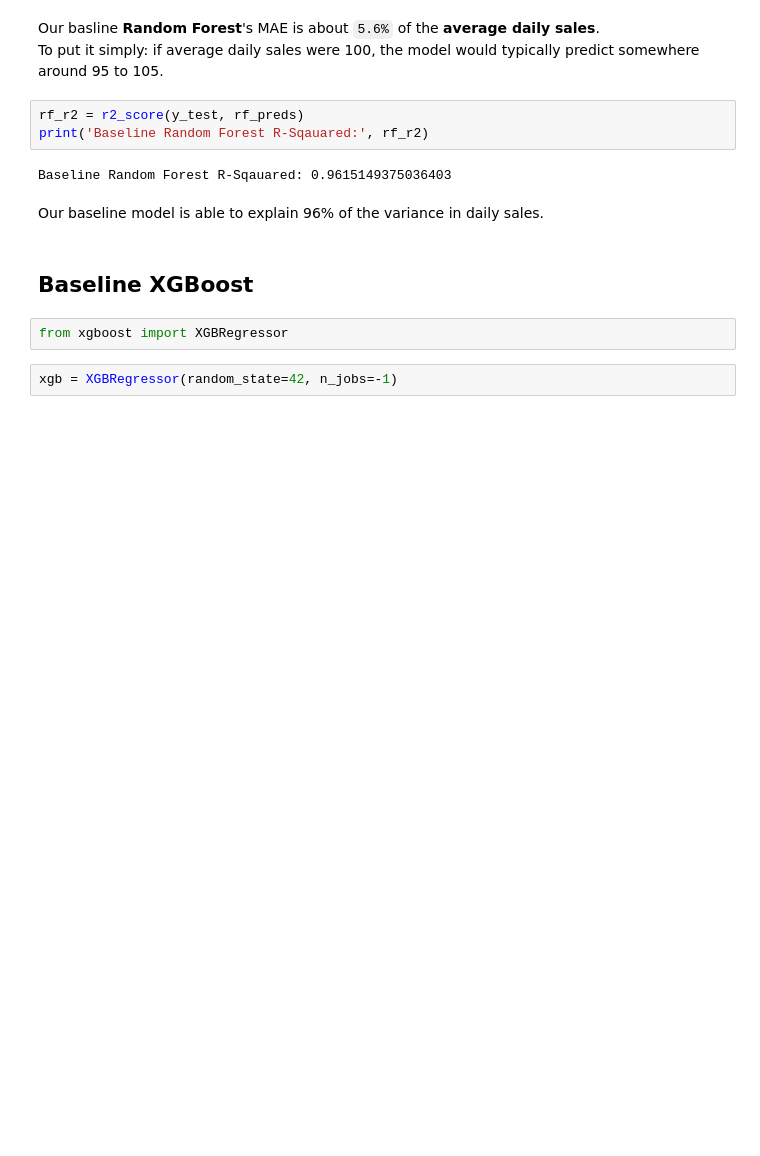
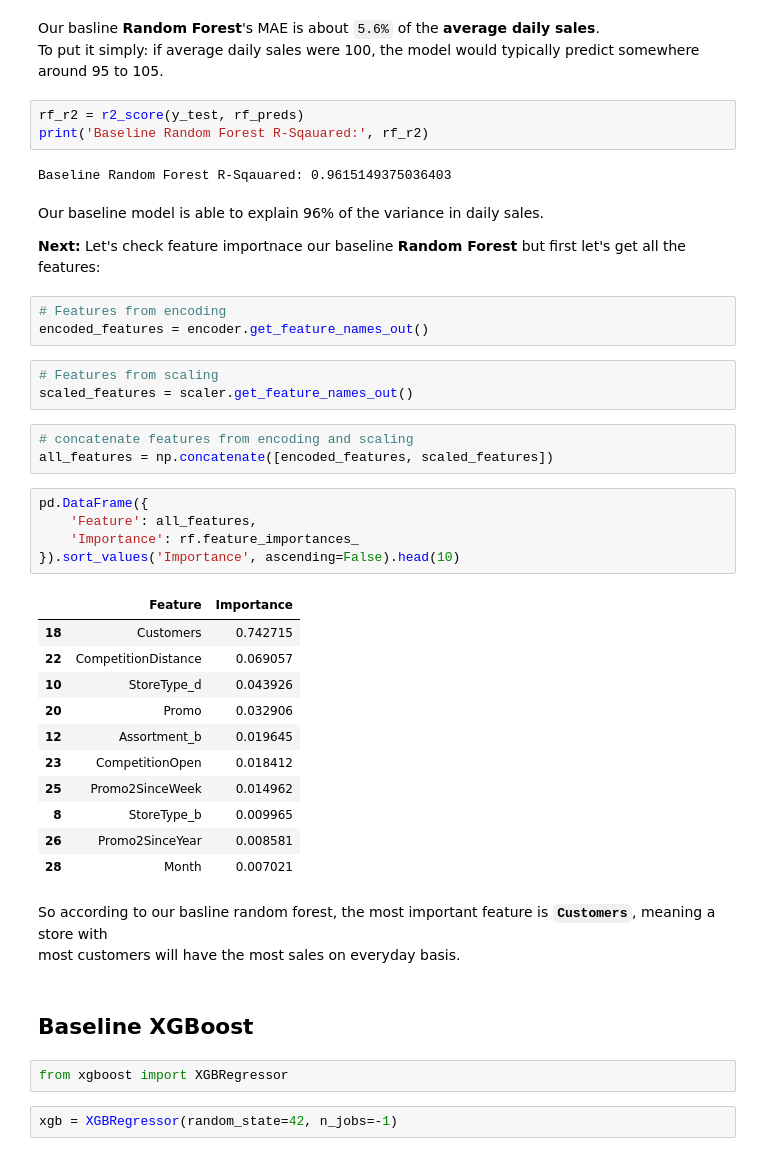
Before and after one commit to clayniranjan-web/rossmann-sales-forecasting, a Jupyter notebook: 02_modeling.ipynb, the cells around one changed output. Drawn from its saved outputs; the diff is of its cells as text; blank space fills up the shorter version.

Commit message:
Add feature importance in Basline Random Forest and XGBoost

```diff
--- a/02_modeling.ipynb
+++ b/02_modeling.ipynb
@@ -136,6 +136,37 @@ print('Baseline Random Forest R-Sqauared:', rf_r2)
 Baseline Random Forest R-Sqauared: 0.9615149375036403
 # %% [markdown]
 Our baseline model is able to explain 96% of the variance in daily sales.
+
+**Next:** Let's check feature importnace our baseline **Random Forest** but first let's get all the features:
+# %%
+# Features from encoding
+encoded_features = encoder.get_feature_names_out()
+# %%
+# Features from scaling
+scaled_features = scaler.get_feature_names_out()
+# %%
+# concatenate features from encoding and scaling
+all_features = np.concatenate([encoded_features, scaled_features])
+# %%
+pd.DataFrame({
+    'Feature': all_features,
+    'Importance': rf.feature_importances_
+}).sort_values('Importance', ascending=False).head(10)
+# %% [output]
+|  | Feature | Importance |
+| 18 | Customers | 0.742715 |
+| 22 | CompetitionDistance | 0.069057 |
+| 10 | StoreType_d | 0.043926 |
+| 20 | Promo | 0.032906 |
+| 12 | Assortment_b | 0.019645 |
+| 23 | CompetitionOpen | 0.018412 |
+| 25 | Promo2SinceWeek | 0.014962 |
+| 8 | StoreType_b | 0.009965 |
+| 26 | Promo2SinceYear | 0.008581 |
+| 28 | Month | 0.007021 |
+# %% [markdown]
+So according to our basline random forest, the most important feature is **`Customers`**, meaning a store with\
+most customers will have the most sales on everyday basis.
 # %% [markdown]
 ## Baseline XGBoost
 # %%
```
Also changed, not shown: parts of 3 cells of this notebook.
